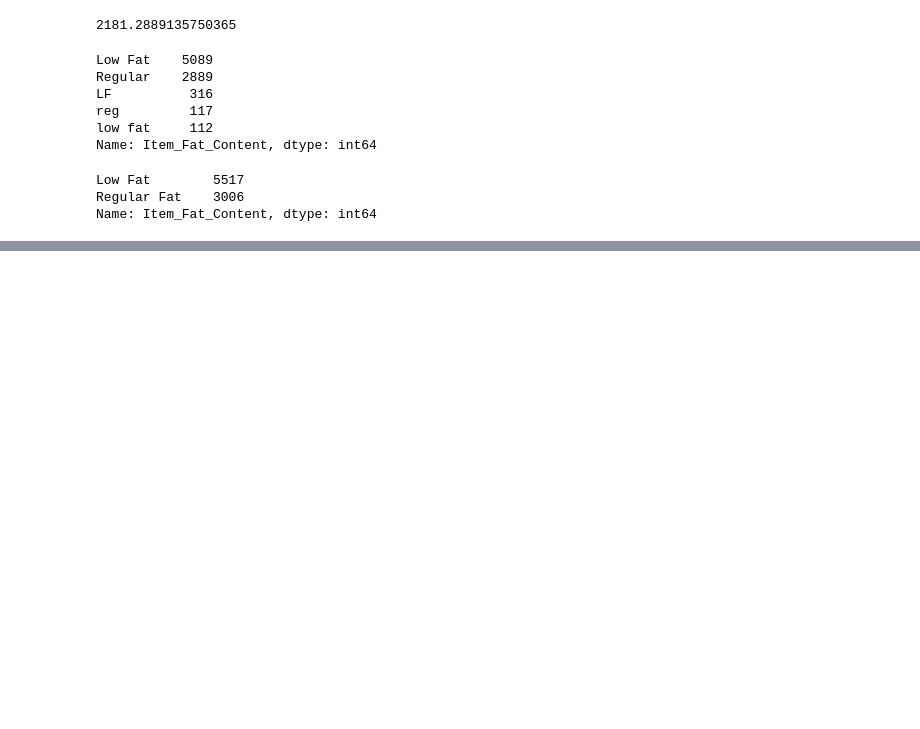
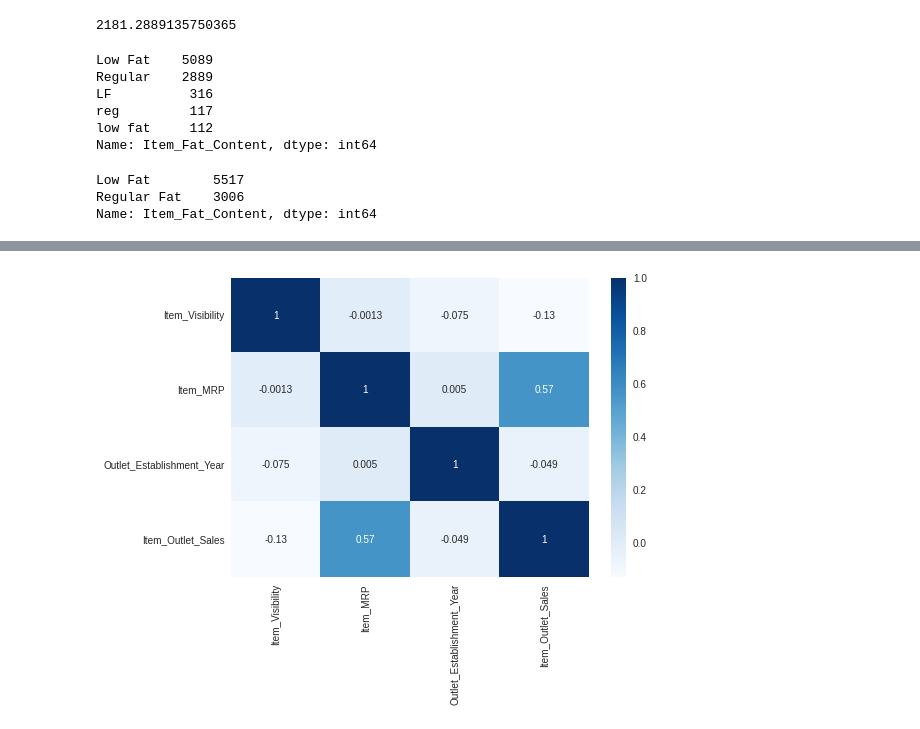
Before and after one commit to Sun-ny-A/food-sales-predictions, a Jupyter notebook: food_sales_predictions.ipynb, the cells around one changed output, grey strips where cells are left out. Saved outputs shown, nothing was run; the diff lists cells and outputs as text; code cells hidden in the pictures; blank space fills up the shorter version.

```diff
--- a/food_sales_predictions.ipynb
+++ b/food_sales_predictions.ipynb
@@ -2,6 +2,11 @@
 <a href="https://colab.research.google.com/github/Sun-ny-A/food-sales-predictions/blob/main/food_sales_predictions.ipynb" target="_parent"><img src="https://colab.research.google.com/assets/colab-badge.svg" alt="Open In Colab"/></a>
 # %%
 import pandas as pd
+import numpy as np
+import matplotlib.pyplot as plt
+import seaborn as sns
+corr = df.corr()
+
 filename = '/content/sales_predictions (1).csv'
 # %%
 df = pd.read_csv(filename)
@@ -195,0 +214,5 @@ df.head()
+# %%
+#general correlation trends
+sns.heatmap(corr, cmap = 'Blues', annot = True);
+# %% [output]
+[figure, added]
```
Also changed, not shown: parts of 3 cells of this notebook.
